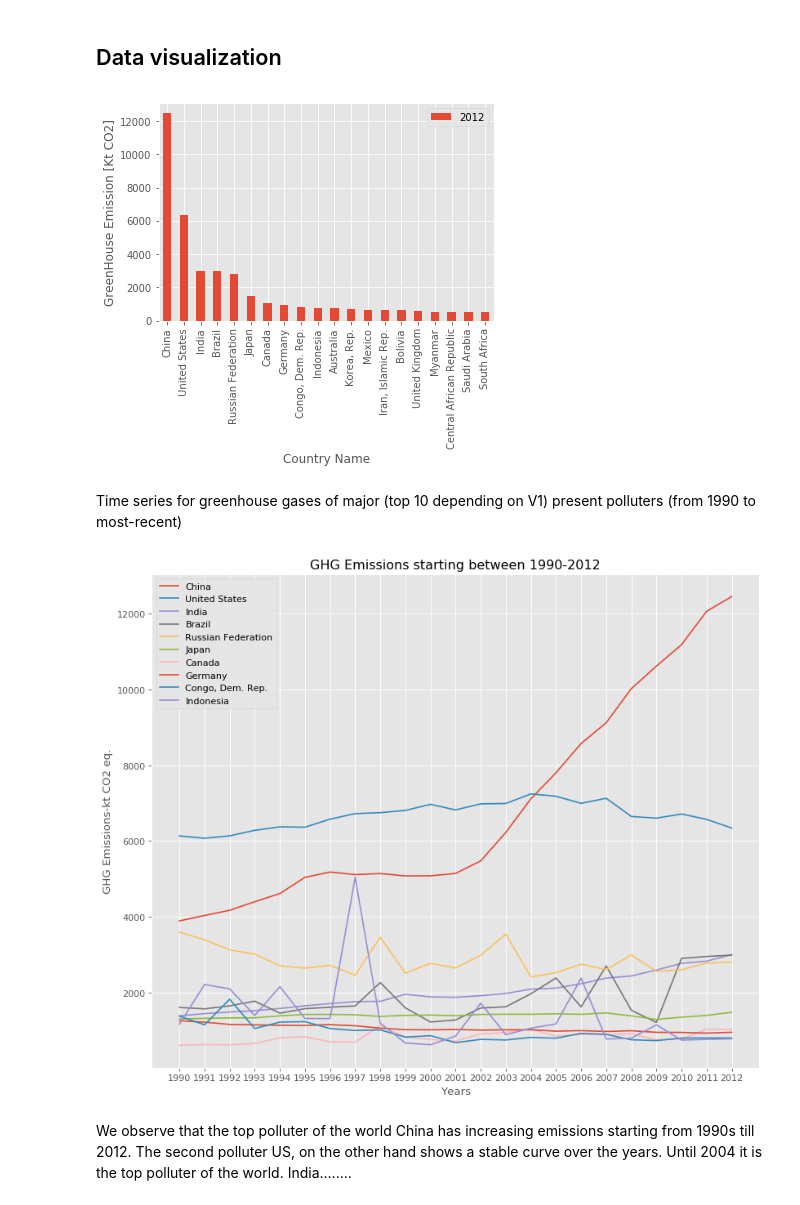
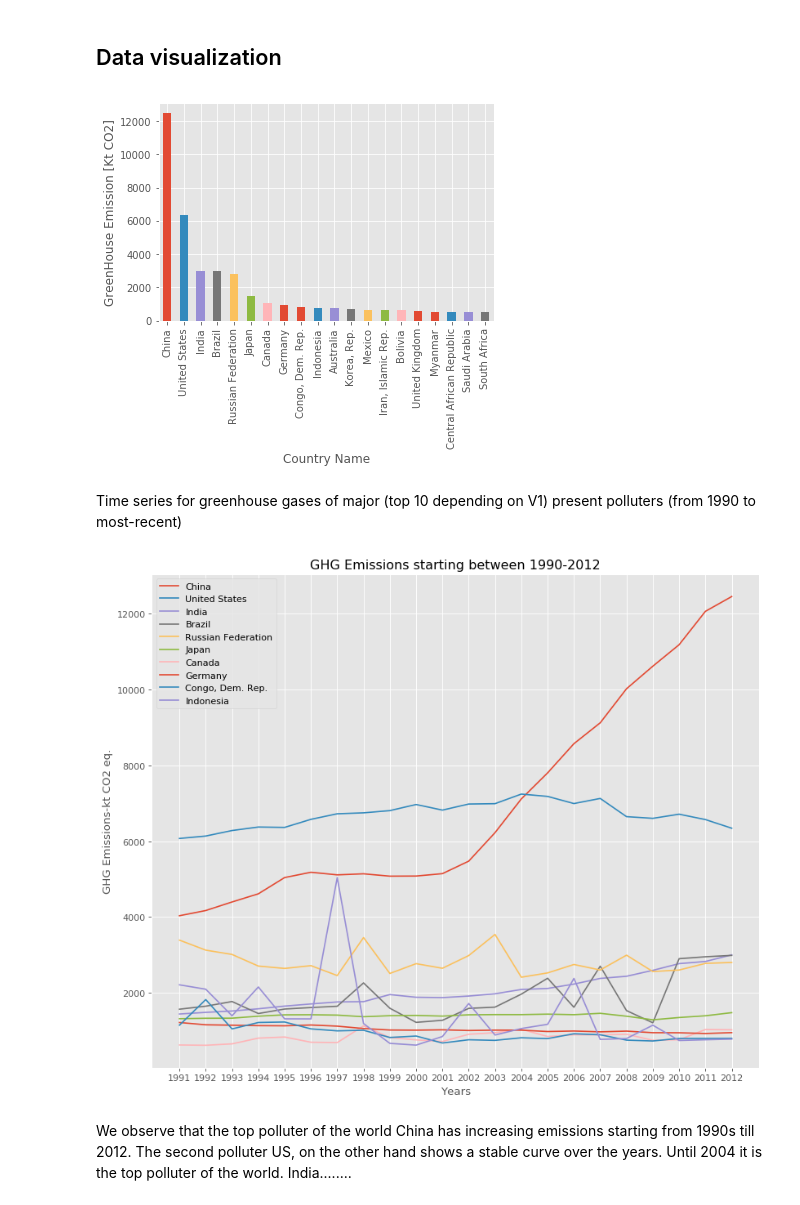
Before and after one commit to jasonrwang/ghg_analytics, a Jupyter notebook: ghg_analytics.ipynb, the cells around one changed output. Drawn from its saved outputs; the diff is of its cells as text; code cells hidden in the pictures.

```diff
--- a/ghg_analytics.ipynb
+++ b/ghg_analytics.ipynb
@@ -50,6 +49,6 @@ Source: https://data.worldbank.org/indicator/EN.ATM.GHGT.KT.CE?view=chart
 # %%
 # Import World Bank data on GHGs
-ghgDf_WBoriginal = pd.read_csv("data/GreenhouseGasData.csv", sep=',', skipinitialspace=True, skiprows=4)
+ghgDf_WBoriginal = pd.read_csv("data/GreenhouseGasData.csv", sep=',', skipinitialspace=True, skiprows=4, index_col=0)
 
 # Drop the indicator name and indicator code as the values are same across the whole dataframe
 ghgDf_WB = ghgDf_WBoriginal.drop(["Indicator Code", "Indicator Name"], axis = 1)
@@ -64,7 +63,7 @@ ghgDf_WB.dropna(axis = 0, how="all", subset = ghgDf_WB.columns[2:], inplace= Tru
 ghgDf_WB.iloc[:,2:] = ghgDf_WB.iloc[:,2:].interpolate(axis = 1).bfill(axis=1)
 
 # Convert all emissions data into MtCO2e
-ghgDf_WB.iloc[:,2:] = ghgDf_WB.iloc[:,2:].divide(1000)
+ghgDf_WB.iloc[:,1:] = ghgDf_WB.iloc[:,1:].divide(1000)
 # %%
 # View the cleaned WB GHG DataFrame
 ghgDf_WB.head()
@@ -235,16 +310,16 @@ ghgCountryDf_WB = ghgDf_WB[ghgDf_WB["Country Code"].apply(lambda x: False if x i
 # %%
 #Sorted bar chart of 2012 greenhouse gases
 
-ghgCountryDf_WB.sort_values(by="2012", ascending=False)[["Country Name", "2012"]]
+ghgCountryDf_WB.sort_values(by="2012", ascending=False)["2012"]
 
 GreenhouseGasesTop20Emitters = ghgCountryDf_WB.sort_values(by = "2012", ascending = False).iloc[:20,:]
 
-GreenhouseGasesTop20Emitters[["Country Name", "2012"]].plot(x = "Country Name", kind="bar")
+GreenhouseGasesTop20Emitters["2012"].plot(x = "Country Name", kind="bar")
 
 plt.ylabel("GreenHouse Emission [Kt CO2]")
 plt.show()
 # %% [output]
-[figure, old version]
+[figure, new version]
 # %% [markdown]
 Time series for greenhouse gases of major (top 10 depending on V1) present polluters (from 1990 to most-recent)
 # %%
@@ -264,11 +339,11 @@ plt.xlabel("Years")
 plt.ylabel("GHG Emissions-kt CO2 eq.")
 plt.title("GHG Emissions starting between 1990-2012")
 #plt.legend(loc=((1.05,0.3)))#how to show country names instead of the numbers
-plt.legend(GreenhouseGasesTop10Emitters["Country Name"] )
+plt.legend(GreenhouseGasesTop10Emitters.index )
 
 plt.show()
 # %% [output]
-[figure, old version]
+[figure, new version]
 # %% [markdown]
 We observe that the top polluter of the world China has increasing emissions starting from 1990s till 2012. The second polluter US, on the other hand shows a stable curve over the years. Until 2004 it is the top polluter of the world. India........
 # %% [markdown]
```
Also changed, not shown: parts of 12 cells of this notebook.
